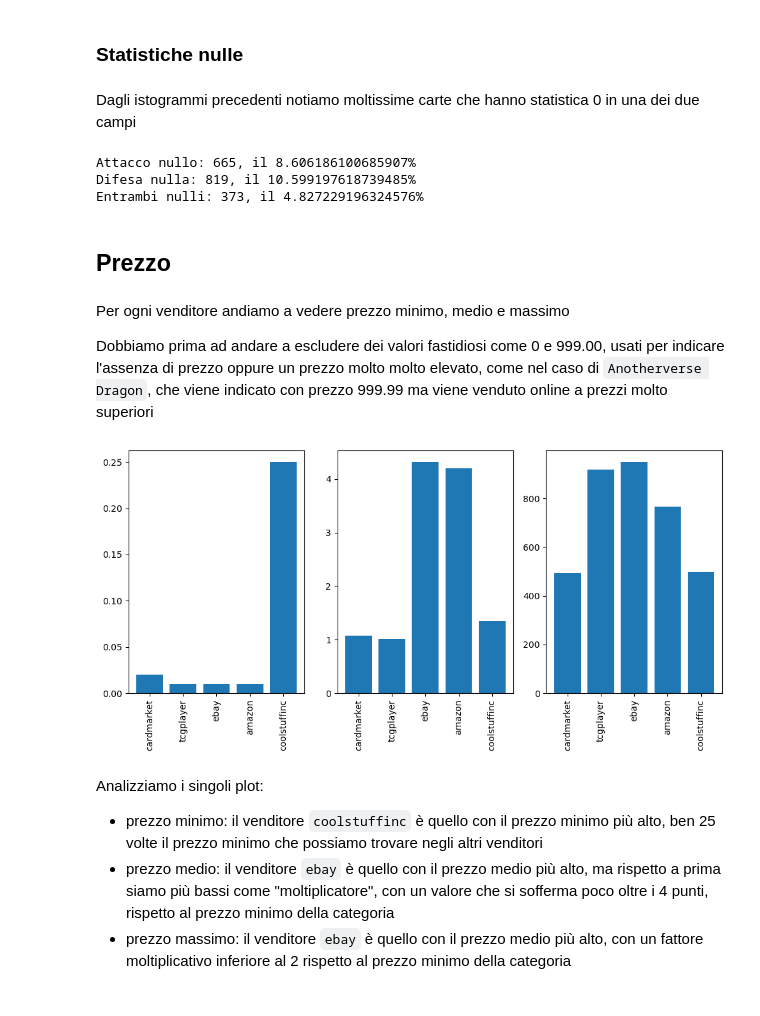
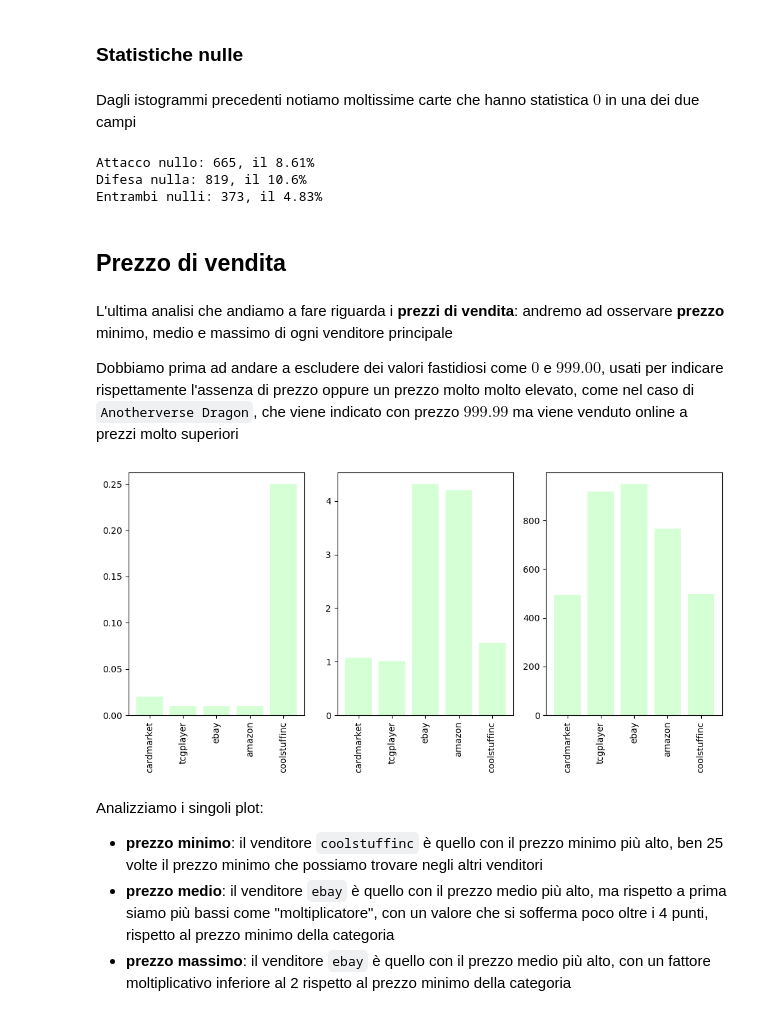
Before and after one commit to MattiaOldani/Visualizzazione-Scientifica, a Jupyter notebook: notebook/notebook.ipynb, the cells around one changed output. Drawn from its saved outputs; the diff is of its cells as text; code cells hidden in the pictures.

```diff
--- a/notebook/notebook.ipynb
+++ b/notebook/notebook.ipynb
@@ -37,8 +37,9 @@ Andiamo ad analizzare i vari tipi di carte che andiamo a trovare all'interno del
 
 Grazie al campo `TYPE` riusciamo a fare una prima divisione tra tutte le carte presenti nel gioco, dividendole prima in **carte mostro**, **carte magia** e **carte trappola**, e poi le carte mostro in sotto-categorie come **mostri normali** o **mostri con effetto**
 # %%
-card_type = data["TYPE"].unique()
-len(card_type), card_type
+card_type = data["TYPE"].dropna()
+card_type_unique = card_type.unique()
+len(card_type_unique), card_type_unique
 # %% [output]
 (28,
  array(['Spell Card', 'Effect Monster', 'Normal Monster',
@@ -55,7 +56,7 @@ len(card_type), card_type
 # %% [markdown]
 Vediamo il numero di carte che sono state rilasciate per tipo
 # %%
-count = data["TYPE"].value_counts()
+count = card_type.value_counts()
 count
 # %% [output]
 TYPE
@@ -86,19 +89,18 @@ Con il tempo sono state introdotte sempre più carte, ma vista la tardiva introd
 # %% [markdown]
 Andiamo a considerare solo i tipi che hanno almeno $100$ carte per avere un grafico più chiaro e leggibile
 # %%
-count = count.sort_values(ascending=True)
-axis = list(filter(lambda t : t[0] >= 100, list(zip(count.values,count.index))))
-x = [t[0] for t in axis]
-y = [t[1] for t in axis]
+restricted_counts = count.sort_values(ascending=True)[count >= 100]
+x = restricted_counts.values
+y = restricted_counts.index
 
 plt.title("Carte rilasciate per tipo")
 plt.xlabel("Numero di carte")
 plt.ylabel("Tipo")
+plt.gcf().set_size_inches(10,5)
 plt.xticks([])
 
-bar = plt.barh(y,x)
+bar = plt.barh(y, x, color="#d5ffd5")
 plt.bar_label(bar)
-plt.gcf().set_size_inches(10,5)
 plt.show()
 #plt.savefig("type.png", dpi=300, bbox_inches='tight', transparent=True)
 # %% [output]
@@ -329,7 +354,7 @@ Come ci aspettavamo, il valore medio dell'attacco è più alto rispetto al valor
 # %% [markdown]
 ### Statistiche nulle
 # %% [markdown]
-Dagli istogrammi precedenti notiamo moltissime carte che hanno statistica 0 in una dei due campi
+Dagli istogrammi precedenti notiamo moltissime carte che hanno statistica $0$ in una dei due campi
 # %%
 atk_def = data[["ATK", "DEF"]].dropna()
 
@@ -337,54 +362,53 @@ zero_atk = sum(atk_def["ATK"] == 0)
 zero_def = sum(atk_def["DEF"] == 0)
 all_zero = sum((atk_def["ATK"] == 0) & (atk_def["DEF"] == 0))
 
-print(f"Attacco nullo: {zero_atk}, il {zero_atk * 100 / len(atk_def)}%")
-print(f"Difesa nulla: {zero_def}, il {zero_def * 100 / len(atk_def)}%")
-print(f"Entrambi nulli: {all_zero}, il {all_zero * 100 / len(atk_def)}%")
+print(f"Attacco nullo: {zero_atk}, il {np.round(zero_atk * 100 / len(atk_def), 2)}%")
+print(f"Difesa nulla: {zero_def}, il {np.round(zero_def * 100 / len(atk_def), 2)}%")
+print(f"Entrambi nulli: {all_zero}, il {np.round(all_zero * 100 / len(atk_def), 2)}%")
 # %% [output]
-Attacco nullo: 665, il 8.606186100685907%
-Difesa nulla: 819, il 10.599197618739485%
-Entrambi nulli: 373, il 4.827229196324576%
+Attacco nullo: 665, il 8.61%
+Difesa nulla: 819, il 10.6%
+Entrambi nulli: 373, il 4.83%
 # %% [markdown]
-## Prezzo
+## Prezzo di vendita
 # %% [markdown]
-Per ogni venditore andiamo a vedere prezzo minimo, medio e massimo
+L'ultima analisi che andiamo a fare riguarda i **prezzi di vendita**: andremo ad osservare **prezzo** minimo, medio e massimo di ogni venditore principale
 
-Dobbiamo prima ad andare a escludere dei valori fastidiosi come 0 e 999.00, usati per indicare l'assenza di prezzo oppure un prezzo molto molto elevato, come nel caso di `Anotherverse Dragon`, che viene indicato con prezzo 999.99 ma viene venduto online a prezzi molto superiori
+Dobbiamo prima ad andare a escludere dei valori fastidiosi come $0$ e $999.00$, usati per indicare rispettamente l'assenza di prezzo oppure un prezzo molto molto elevato, come nel caso di `Anotherverse Dragon`, che viene indicato con prezzo $999.99$ ma viene venduto online a prezzi molto superiori
 # %%
 cardmarket = data["CARDMARKET_PRICE"].dropna().where(lambda x : x > 0).where(lambda x: x < 999.00)
 tcgplayer = data["TCGPLAYER_PRICE"].dropna().where(lambda x : x > 0).where(lambda x: x < 999.00)
 ebay = data["EBAY_PRICE"].dropna().where(lambda x : x > 0).where(lambda x: x < 999.00)
 amazon = data["AMAZON_PRICE"].dropna().where(lambda x : x > 0).where(lambda x: x < 999.00)
 coolstuffinc = data["COOLSTUFFINC_PRICE"].dropna().where(lambda x : x > 0).where(lambda x: x < 999.00)
-stores = [
-    cardmarket, tcgplayer, ebay, amazon, coolstuffinc
-]
-xticks = [
-    "cardmarket", "tcgplayer", "ebay", "amazon", "coolstuffinc"
-]
+
+stores = [cardmarket, tcgplayer, ebay, amazon, coolstuffinc]
+xticks = ["cardmarket", "tcgplayer", "ebay", "amazon", "coolstuffinc"]
+x = np.arange(0, len(stores))
 
 plt.subplot(1,3,1)
-x = np.arange(0,len(stores))
 y = [store.min() for store in stores]
-plt.bar(x,y)
+plt.bar(x, y, color="#d5ffd5")
 plt.xticks(x, xticks, rotation=90)
+
 plt.subplot(1,3,2)
 y = [store.mean() for store in stores]
-plt.bar(x,y)
+plt.bar(x, y, color="#d5ffd5")
 plt.xticks(x, xticks, rotation=90)
+
 plt.subplot(1,3,3)
 y = [store.max() for store in stores]
-plt.bar(x,y)
+plt.bar(x, y, color="#d5ffd5")
 plt.xticks(x, xticks, rotation=90)
 
 plt.gcf().set_size_inches(10,5)
 plt.tight_layout()
 plt.show()
 #plt.savefig("price.png", dpi=300, bbox_inches='tight', transparent=True)
 # %% [output]
-[figure, old version]
+[figure, new version]
 # %% [markdown]
 Analizziamo i singoli plot:
-- prezzo minimo: il venditore `coolstuffinc` è quello con il prezzo minimo più alto, ben 25 volte il prezzo minimo che possiamo trovare negli altri venditori
-- prezzo medio: il venditore `ebay` è quello con il prezzo medio più alto, ma rispetto a prima siamo più bassi come "moltiplicatore", con un valore che si sofferma poco oltre i 4 punti, rispetto al prezzo minimo della categoria
-- prezzo massimo: il venditore `ebay` è quello con il prezzo medio più alto, con un fattore moltiplicativo inferiore al 2 rispetto al prezzo minimo della categoria
+- **prezzo minimo**: il venditore `coolstuffinc` è quello con il prezzo minimo più alto, ben 25 volte il prezzo minimo che possiamo trovare negli altri venditori
+- **prezzo medio**: il venditore `ebay` è quello con il prezzo medio più alto, ma rispetto a prima siamo più bassi come "moltiplicatore", con un valore che si sofferma poco oltre i 4 punti, rispetto al prezzo minimo della categoria
+- **prezzo massimo**: il venditore `ebay` è quello con il prezzo medio più alto, con un fattore moltiplicativo inferiore al 2 rispetto al prezzo minimo della categoria
```
Also changed, not shown: parts of 22 cells of this notebook.
